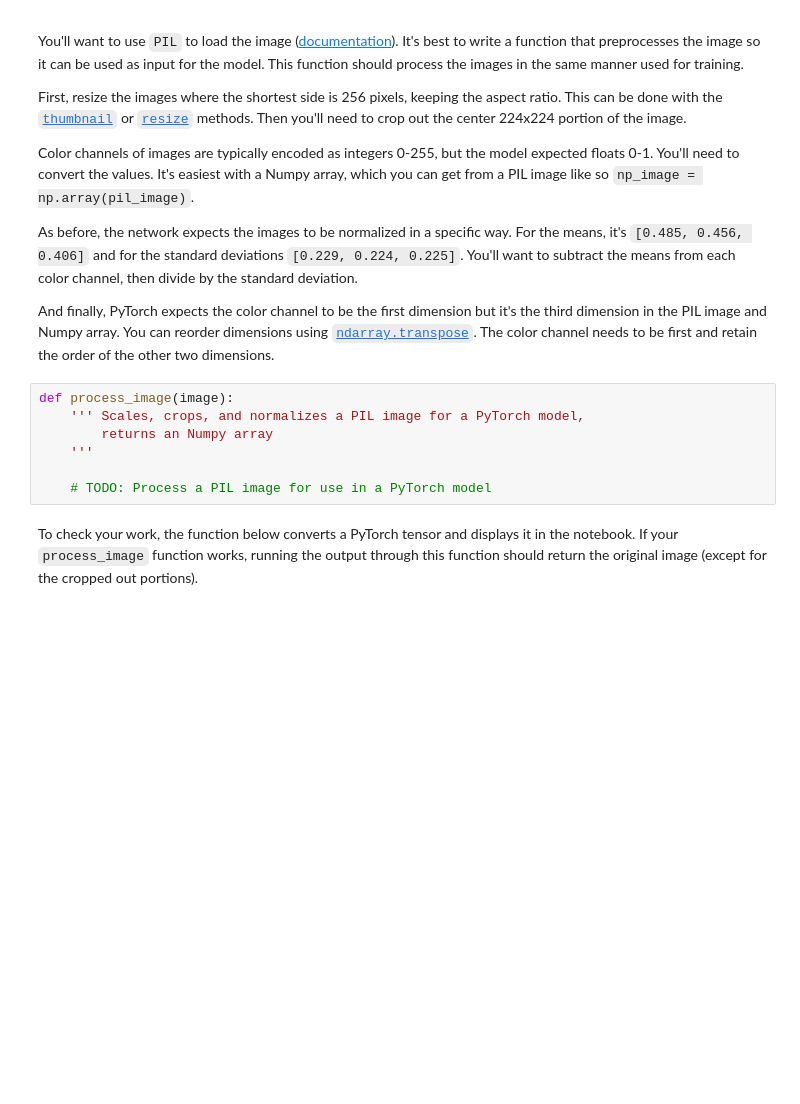
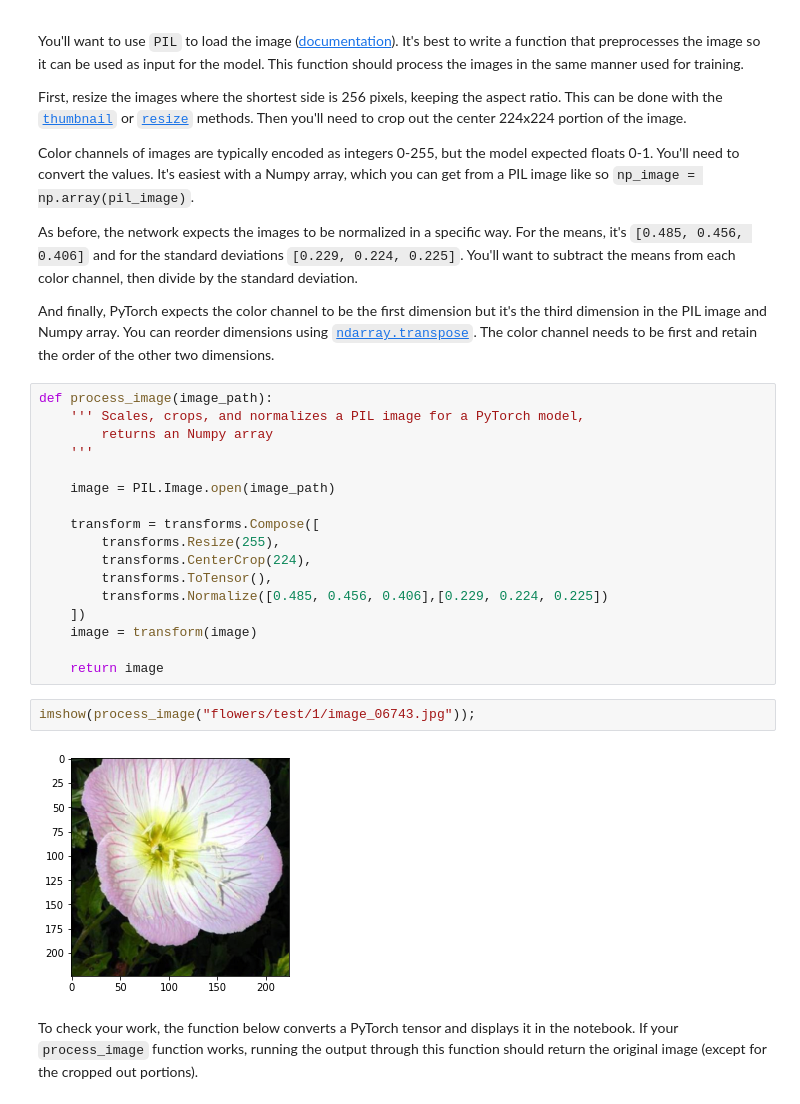
Before and after one commit to MarsUniversity/udacity-ai, a Jupyter notebook: ai-programming-with-python/project-2/Image Classifier Project.ipynb, the cells around one changed output. Drawn from its saved outputs; the diff is of its cells as text; blank space fills up the shorter version.

```diff
--- a/ai-programming-with-python/project-2/Image Classifier Project.ipynb
+++ b/ai-programming-with-python/project-2/Image Classifier Project.ipynb
@@ -122,12 +491,26 @@ As before, the network expects the images to be normalized in a specific way. Fo
 
 And finally, PyTorch expects the color channel to be the first dimension but it's the third dimension in the PIL image and Numpy array. You can reorder dimensions using [`ndarray.transpose`](https://docs.scipy.org/doc/numpy-1.13.0/reference/generated/numpy.ndarray.transpose.html). The color channel needs to be first and retain the order of the other two dimensions.
 # %%
-def process_image(image):
+def process_image(image_path):
     ''' Scales, crops, and normalizes a PIL image for a PyTorch model,
         returns an Numpy array
     '''
 
-    # TODO: Process a PIL image for use in a PyTorch model
+    image = PIL.Image.open(image_path)
+
+    transform = transforms.Compose([
+        transforms.Resize(255),
+        transforms.CenterCrop(224),
+        transforms.ToTensor(),
+        transforms.Normalize([0.485, 0.456, 0.406],[0.229, 0.224, 0.225])
+    ])
+    image = transform(image)
+
+    return image
+# %%
+imshow(process_image("flowers/test/1/image_06743.jpg"));
+# %% [output]
+[figure, added]
 # %% [markdown]
 To check your work, the function below converts a PyTorch tensor and displays it in the notebook. If your `process_image` function works, running the output through this function should return the original image (except for the cropped out portions).
 # %%
```
Also changed, not shown: parts of 28 cells of this notebook, 21 other files.
